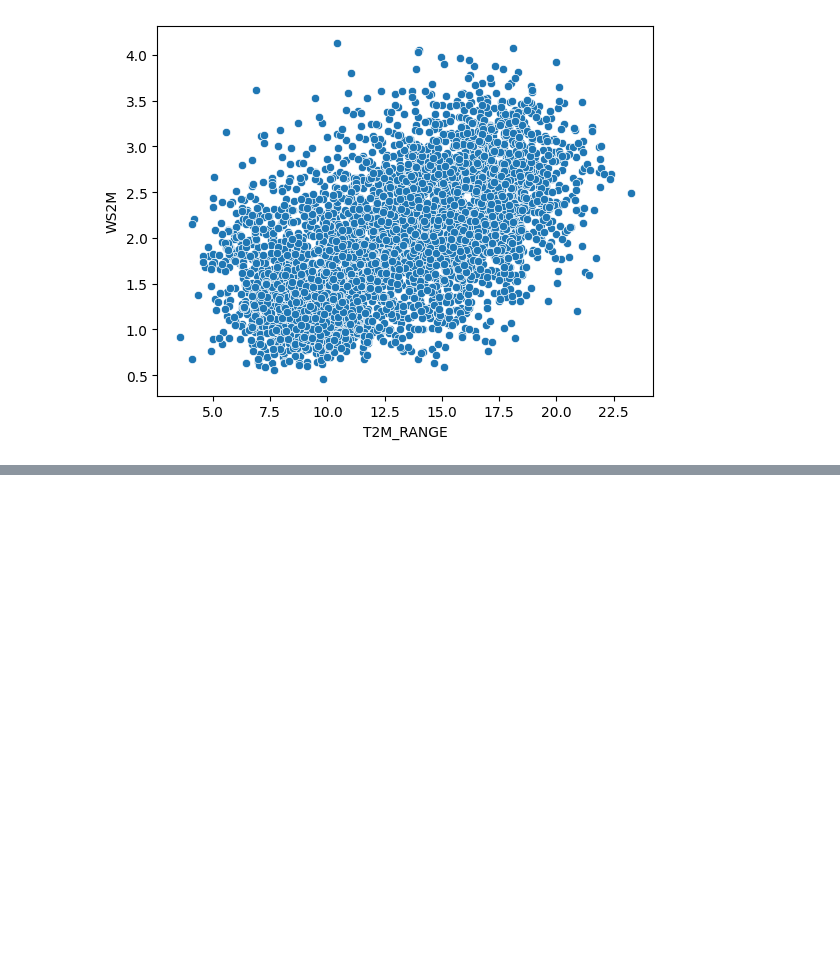
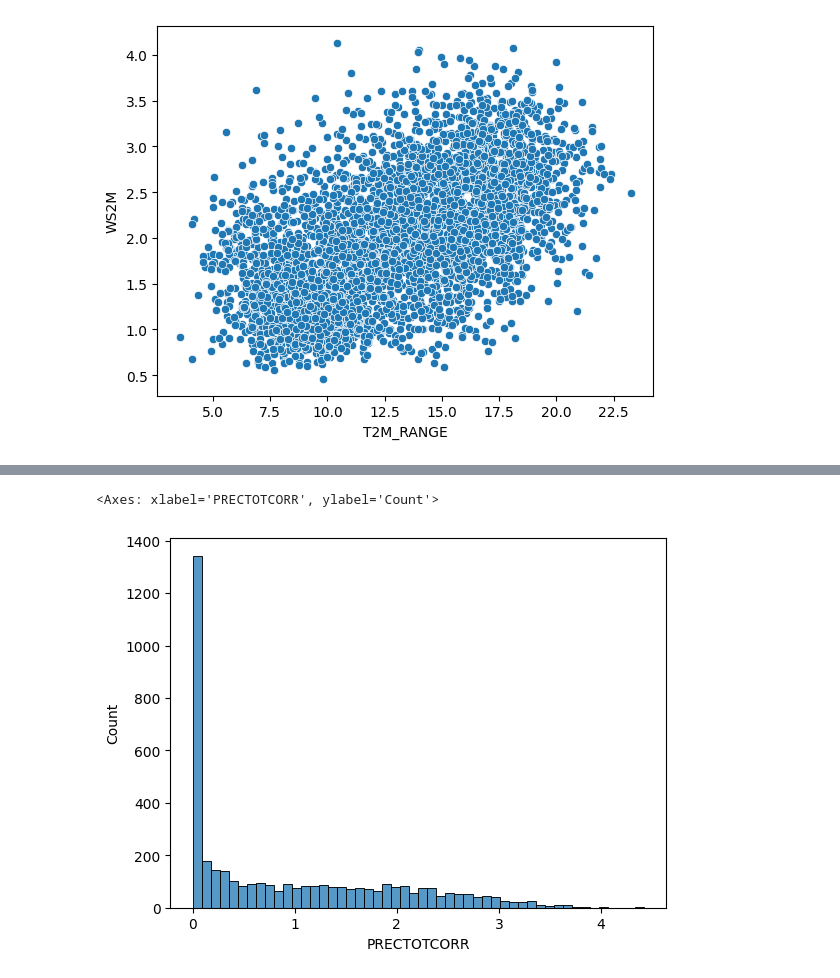
Before and after one commit to fenet-as/climate-challenge-week0, a Jupyter notebook: notebooks/ethiopia_eda.ipynb, the cells around one changed output, grey strips where cells are left out. Drawn from its saved outputs; the diff is of its cells as text; code cells hidden in the pictures; blank space fills up the shorter version.

```diff
--- a/notebooks/ethiopia_eda.ipynb
+++ b/notebooks/ethiopia_eda.ipynb
@@ -143,0 +150,5 @@ plt.show()
+# %%
+sns.histplot(np.log1p(df["PRECTOTCORR"]), bins=50)
+# %% [output]
+<Axes: xlabel='PRECTOTCORR', ylabel='Count'>
+[figure, added]
```
Also changed, not shown: parts of 2 cells of this notebook.
